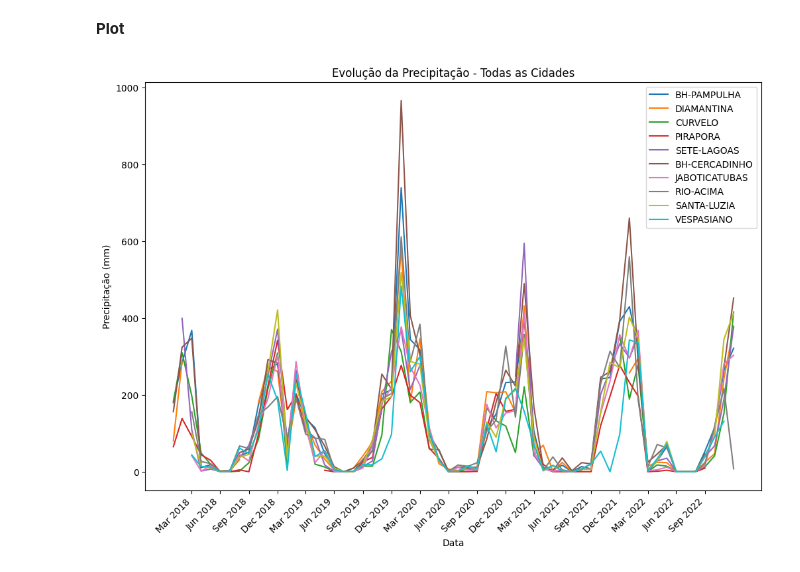
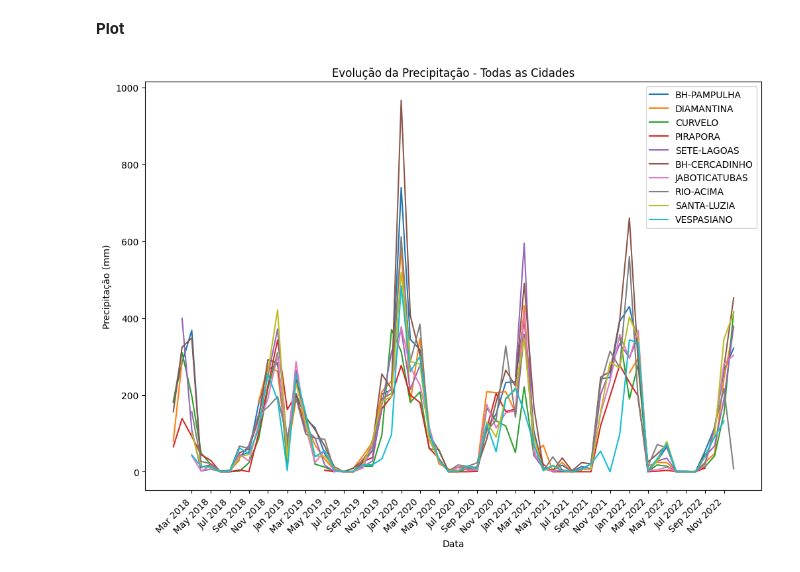
Before and after one commit to jeanhardzz/TP2_IBDG, a Jupyter notebook: trabalho_pratico_ibdg.ipynb, the cells around one changed output. Cells and saved outputs as stored; diff of their text form; code cells hidden in the pictures.

Commit message:
plot

```diff
--- a/trabalho_pratico_ibdg.ipynb
+++ b/trabalho_pratico_ibdg.ipynb
@@ -241,17 +241,17 @@ BH-CERCADINHO
 # %%
 def plot_stations(station_data):
     plt.figure(figsize=(12, 8))
     for cidade, df in station_data.items():
         plt.plot(df['DataMedicao'], df['valorMedida'], label=cidade)
 
     plt.title('Evolução da Precipitação - Todas as Cidades')
     plt.xlabel('Data')
     plt.ylabel('Precipitação (mm)')
     plt.legend()
-    plt.xticks(df['DataMedicao'][::3], df['DataMedicao'][::3].dt.strftime('%b %Y'), rotation=45, ha='right')
+    plt.xticks(df['DataMedicao'][::2], df['DataMedicao'][::2].dt.strftime('%b %Y'), rotation=45, ha='right')
     plt.show()
 
 
 plot_stations(station_data)
 # %% [output]
-[figure, old version]
+[figure, new version]
```
